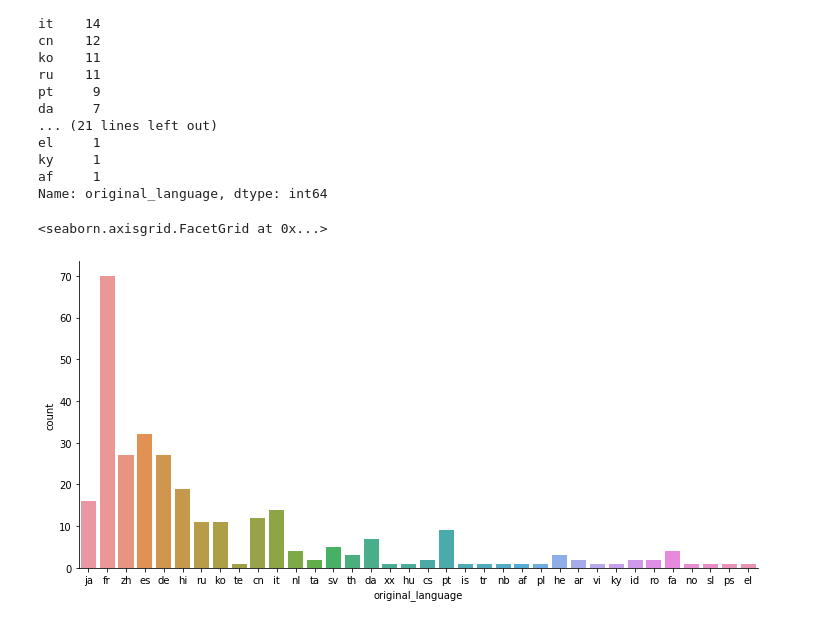
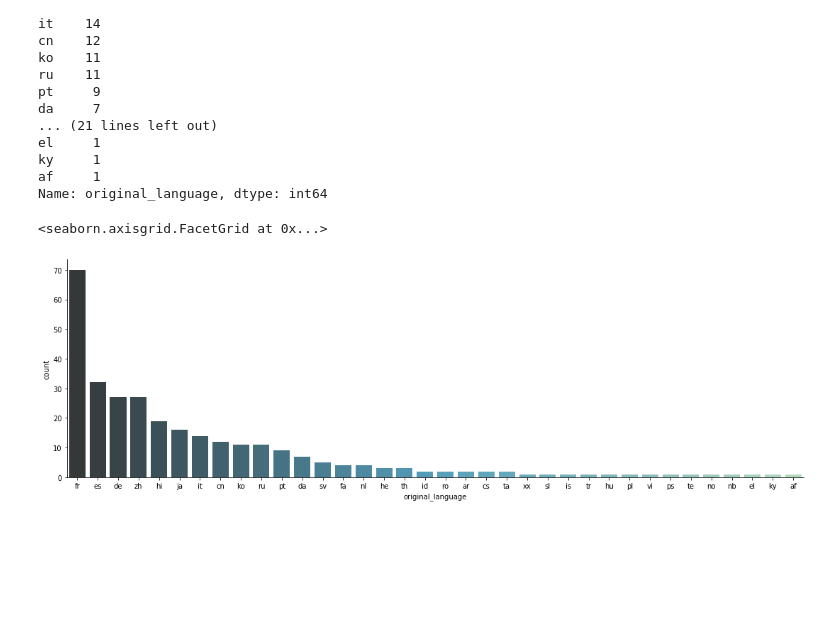
Before and after one commit to ismaelfvargas/Data_Science, a Jupyter notebook: Introdução_a_Data_Science.ipynb, the cells around one changed output. Cells and saved outputs as stored; diff of their text form; code cells hidden in the pictures; blank space fills up the shorter version.

```diff
--- a/Introdução_a_Data_Science.ipynb
+++ b/Introdução_a_Data_Science.ipynb
@@ -181,7 +181,8 @@ plt.pie(dados["total"], labels = dados["lingua"])
   Text(1.0791697511565306, -0.2130555049482467, 'outros')])
 [figure]
 # %%
-tmdb.query("original_language != 'en'").original_language.value_counts()
+total_por_lingua_de_outros_filmes = tmdb.query("original_language != 'en'").original_language.value_counts()
+total_por_lingua_de_outros_filmes
 # %% [output]
 fr    70
 es    32
@@ -202,7 +203,12 @@ af     1
 Name: original_language, dtype: int64
 # %%
 filmes_sem_lingua_original_em_ingles = tmdb.query("original_language != 'en'")
-sns.catplot(x = "original_language", kind="count", data = filmes_sem_lingua_original_em_ingles, aspect = 2)
+sns.catplot(x = "original_language", kind="count",
+            data = filmes_sem_lingua_original_em_ingles,
+            aspect = 3,
+            palette="GnBu_d",
+            order = total_por_lingua_de_outros_filmes.index
+            )
 # %% [output]
 <seaborn.axisgrid.FacetGrid at 0x...>
-[figure, old version]
+[figure, new version]
```
Also changed, not shown: parts of 1 cell of this notebook.
